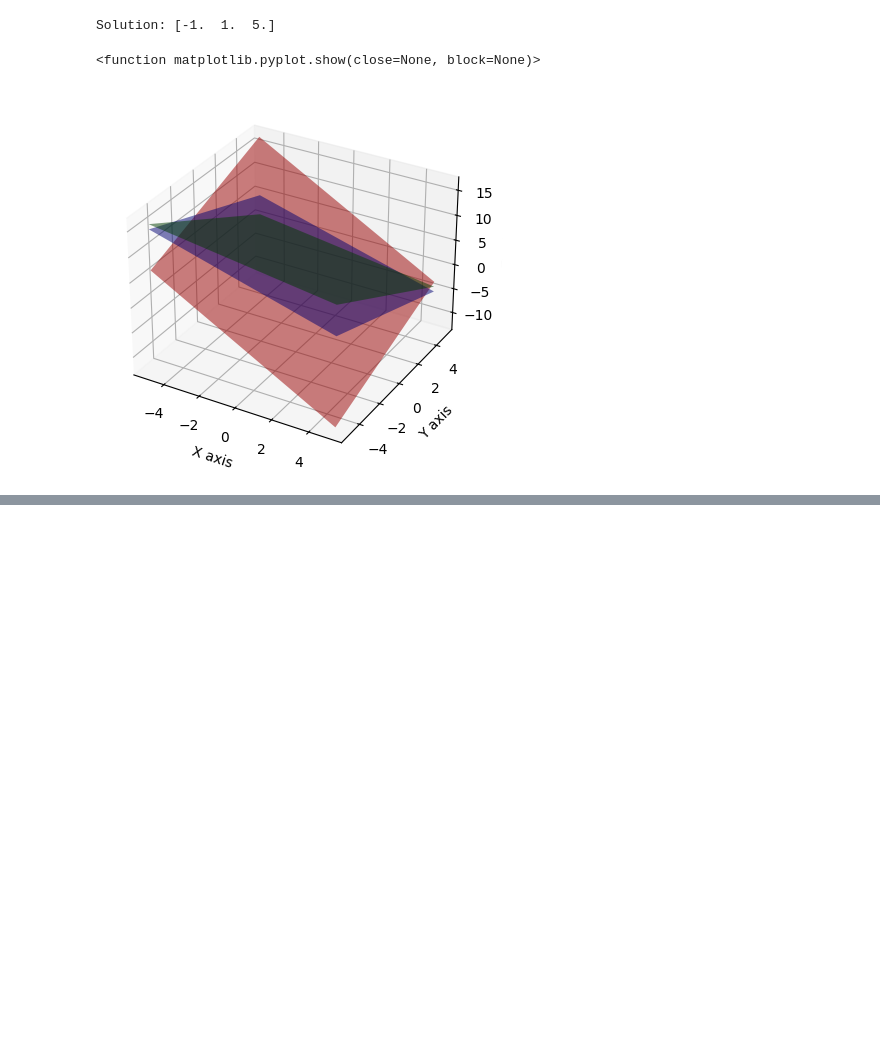
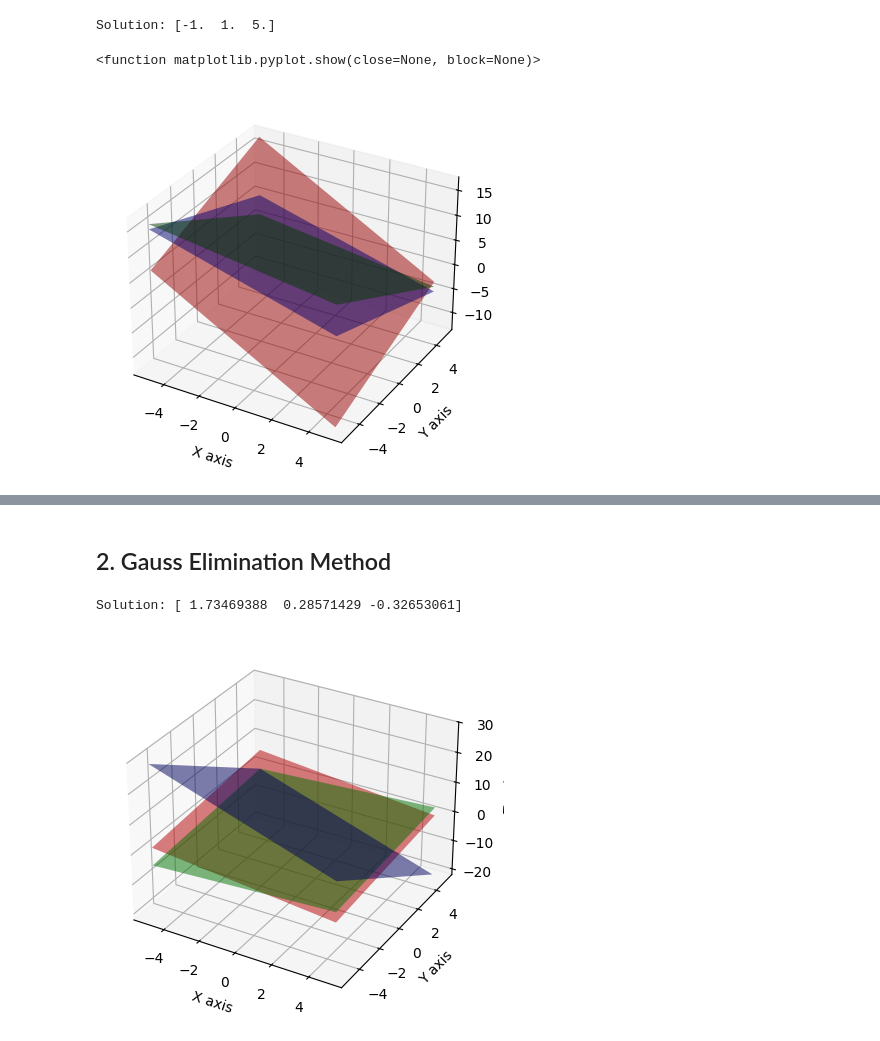
Before and after one commit to sazisblu/Sem-4-Labs, a Jupyter notebook: Numerical Methods/Lab-3/KCE080BCT035.ipynb, the cells around one changed output, grey strips where cells are left out. Cells and saved outputs as stored; diff of their text form; code cells hidden in the pictures; blank space fills up the shorter version.

```diff
--- a/Numerical Methods/Lab-3/KCE080BCT035.ipynb
+++ b/Numerical Methods/Lab-3/KCE080BCT035.ipynb
@@ -64,0 +137,68 @@ Solution: [-1.  1.  5.]
+# %% [markdown]
+## 2. Gauss Elimination Method
+# %%
+
+
+import numpy as np
+
+def gauss_elimination_partial_pivoting(A, b):
+    n = len(b)
+    AugmentedMatrix = np.hstack([A, b.reshape(-1, 1)]) # Create augmented matrix [A|b]
+
+    # Forward Elimination
+    for i in range(n):
+        # Pivoting: Find the maximum element in the current column
+        max_row = np.argmax(np.abs(AugmentedMatrix[i:, i])) + i
+        AugmentedMatrix[[i, max_row]] = AugmentedMatrix[[max_row, i]] # Swap rows
+
+        # Eliminate entries below the pivot
+        for j in range(i + 1, n):
+            factor = AugmentedMatrix[j, i] / AugmentedMatrix[i, i]
+            AugmentedMatrix[j, i:] -= factor * AugmentedMatrix[i, i:]
+
+    # Back Substitution
+    x = np.zeros(n)
+    for i in range(n - 1, -1, -1):
+        x[i] = (AugmentedMatrix[i, -1] - np.dot(AugmentedMatrix[i, i+1:n], x[i+1:n])) / AugmentedMatrix[i, i]
+
+    return x
+
+# Example Usage
+A = np.array([[3, -2, 5], [1, 1, -3], [2, 3, 1]], dtype=float)
+
+# If b was meant to be only 2 elements, for a 3x3 matrix it's ill-defined for a unique solution via Gaussian elimination.
+# For example, if b was [3, 4, 1]
+b = np.array([3, 3, 4], dtype=float)
+
+
+solution = gauss_elimination_partial_pivoting(A, b)
+print("Solution:", solution)
+
+# Solution: [ 1.73469388 0.28571429 -0.32653061] - This was from the image, I'll print the computed one.
+
+import matplotlib.pyplot as plt
+from mpl_toolkits.mplot3d import Axes3D
+
+# Create the figure and 3D axis
+fig = plt.figure()
+ax = fig.add_subplot(111, projection='3d')
+# Define the plane equations based on the system
+X = np.linspace(-5, 5, 100)
+Y = np.linspace(-5, 5, 100)
+X, Y = np.meshgrid(X, Y)
+Z1 = (3 - 3*X + 2*Y) / 5
+Z2 = (3 - X - Y) / -3
+Z3 = (4 - 2*X - 3*Y) / 1
+
+# Plot the planes
+ax.plot_surface(X, Y, Z1, alpha=0.5, rstride=100, cstride=100, color='r')
+ax.plot_surface(X, Y, Z2, alpha=0.5, rstride=100, cstride=100, color='g')
+ax.plot_surface(X, Y, Z3, alpha=0.5, rstride=100, cstride=100, color='b')
+
+ax.set_xlabel('X axis')
+ax.set_ylabel('Y axis')
+ax.set_zlabel('Z axis')
+plt.show()
+# %% [output]
+Solution: [ 1.73469388  0.28571429 -0.32653061]
+[figure, added]
```
Also changed, not shown: parts of 1 cell of this notebook.
